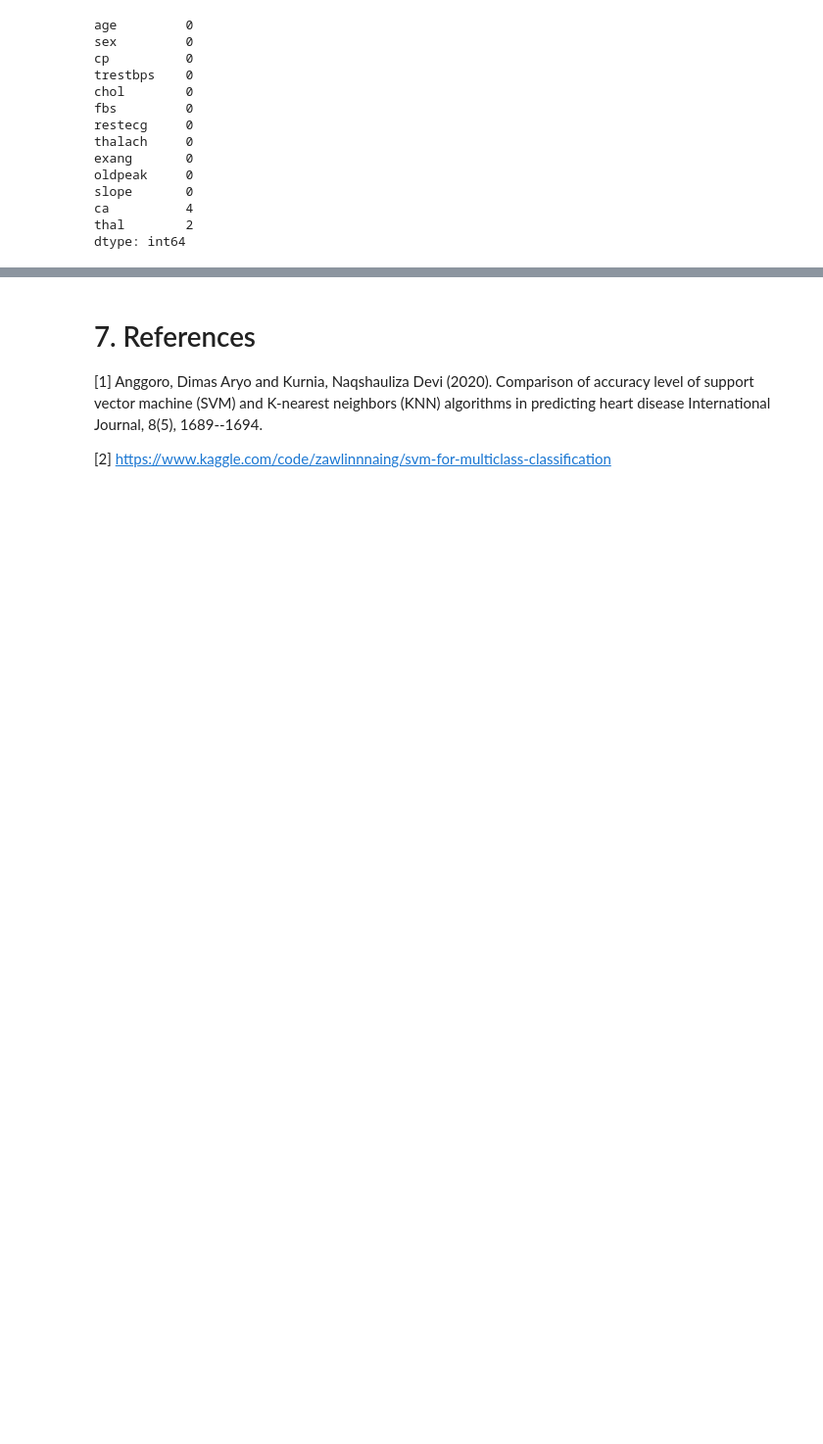
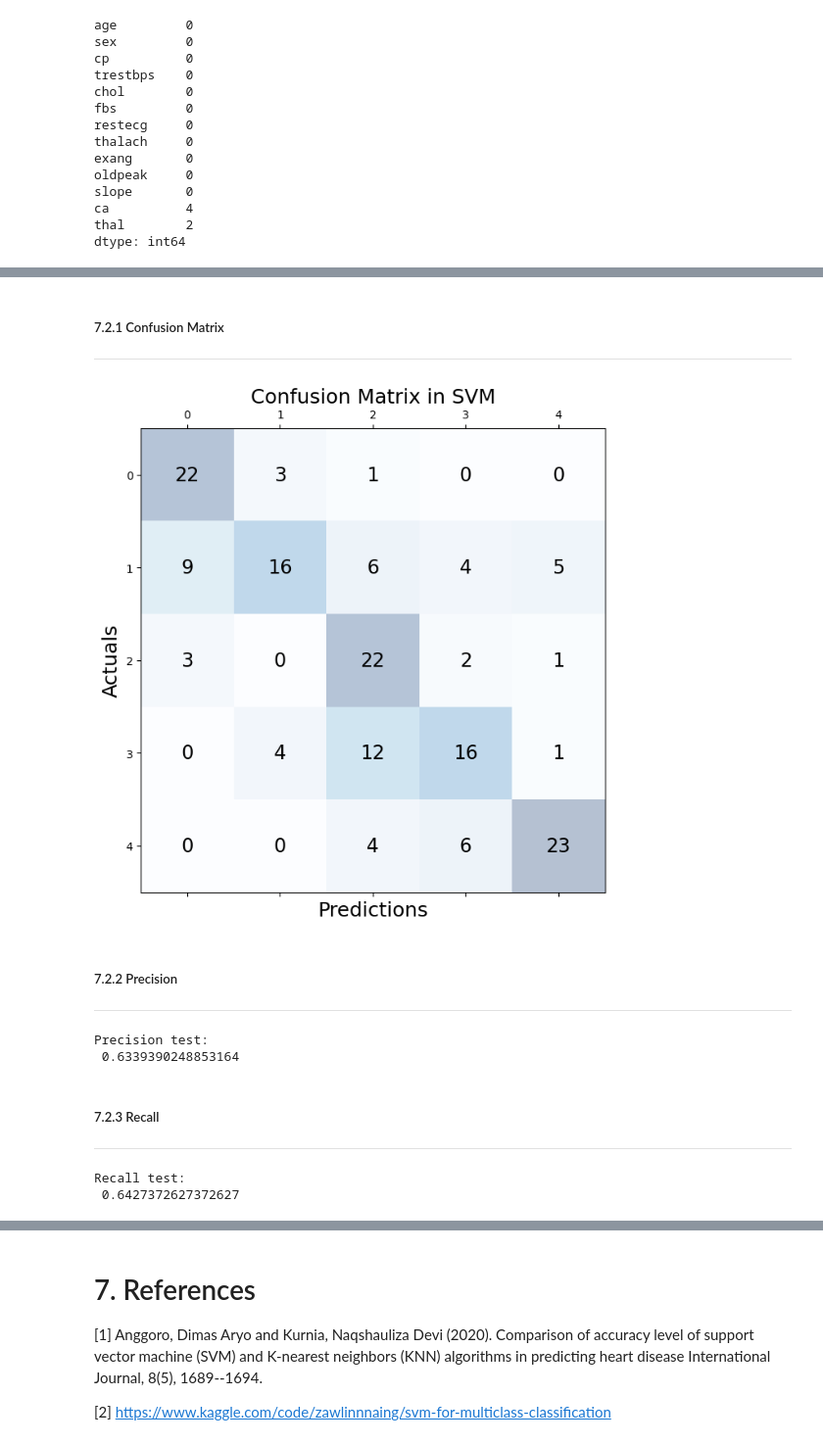
Before and after one commit to mishasilva01/FAA_project1, a Jupyter notebook: project1_notebook.ipynb, the cells around one changed output, grey strips where cells are left out. Shown at 98% size. Cells and saved outputs as stored; diff of their text form; code cells hidden in the pictures; blank space fills up the shorter version.

```diff
--- a/project1_notebook.ipynb
+++ b/project1_notebook.ipynb
@@ -1362,0 +606,10 @@ Text(0.5, 0, 'age')
+# %%
+best_option_SVM = SVM_evaluation.iloc[0]
+
+print("Best Prameters:\n", best_option_SVM['Parameters'])
+
+print("Oversampling Method applied:\n", best_option_SVM['Oversampling'])
+
+print("Feature Selection Method applied:\n", best_option_SVM['Feature Selection'])
+
+print("Feature Selected:\n", best_option_SVM['Features'])
@@ -1362,0 +625,37 @@ Text(0.5, 0, 'age')
+# %% [markdown]
+##### 7.2.1 Confusion Matrix
+
+________________
+# %%
+fig, ax = plt.subplots(figsize=(7.5, 7.5))
+ax.matshow(best_option_SVM['Confusion Matrix'], cmap=plt.cm.Blues, alpha=0.3)
+for i in range(best_option_SVM['Confusion Matrix'].shape[0]):
+
+    for j in range(best_option_SVM['Confusion Matrix'].shape[1]):
+
+        ax.text(x=j, y=i,s=best_option_SVM['Confusion Matrix'][i, j], va='center', ha='center', size='xx-large')
+
+plt.xlabel('Predictions', fontsize=18)
+plt.ylabel('Actuals', fontsize=18)
+plt.title('Confusion Matrix in SVM', fontsize=18)
+plt.show()
+# %% [output]
+[figure, added]
+# %% [markdown]
+##### 7.2.2 Precision
+
+________________
+# %%
+print("Precision test:\n", best_option_SVM['Precision'])
+# %% [output]
+Precision test:
+ 0.6339390248853164
+# %% [markdown]
+##### 7.2.3 Recall
+
+________________
+# %%
+print("Recall test:\n", best_option_SVM['Recall'])
+# %% [output]
+Recall test:
+ 0.6427372627372627
```
Also changed, not shown: parts of 140 cells of this notebook.
